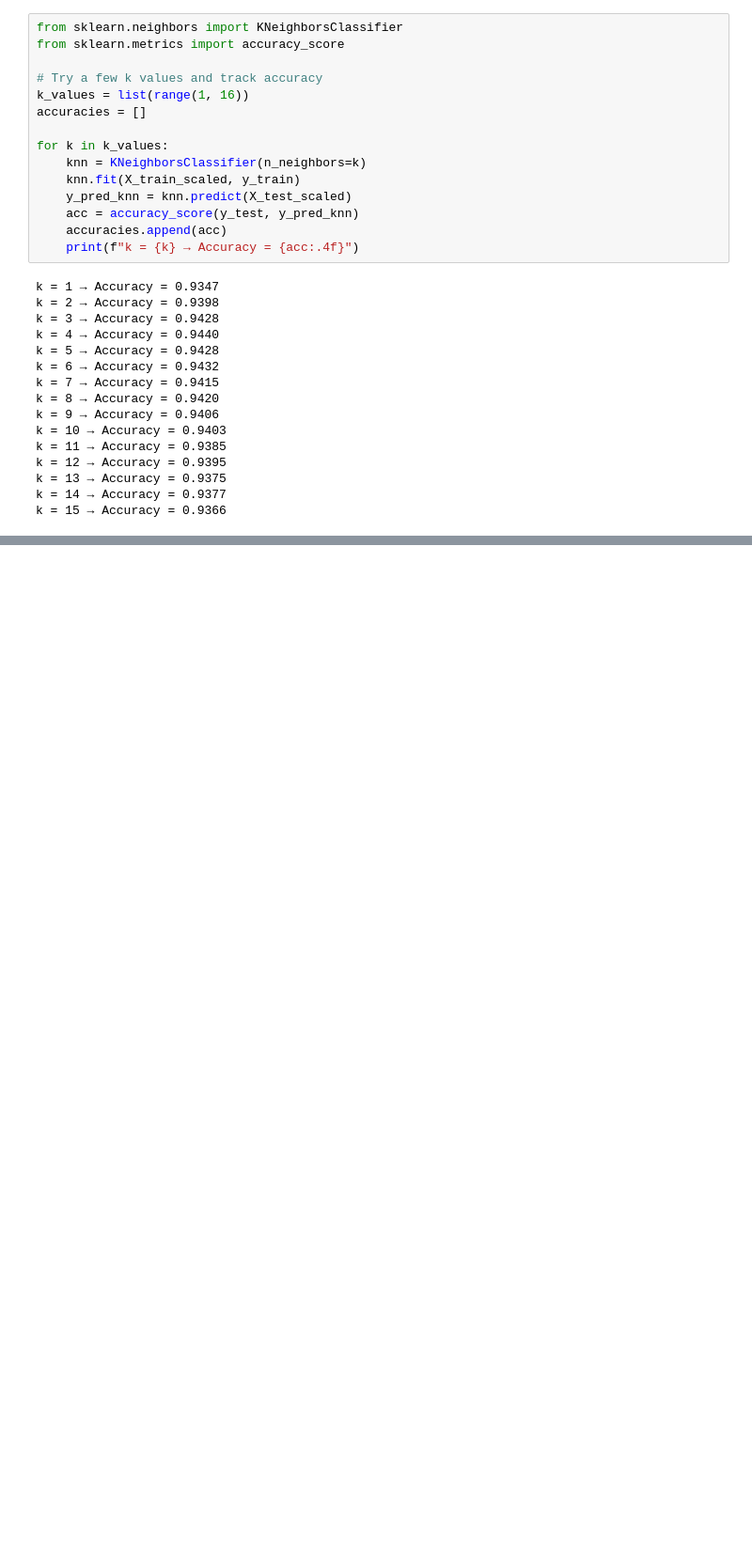
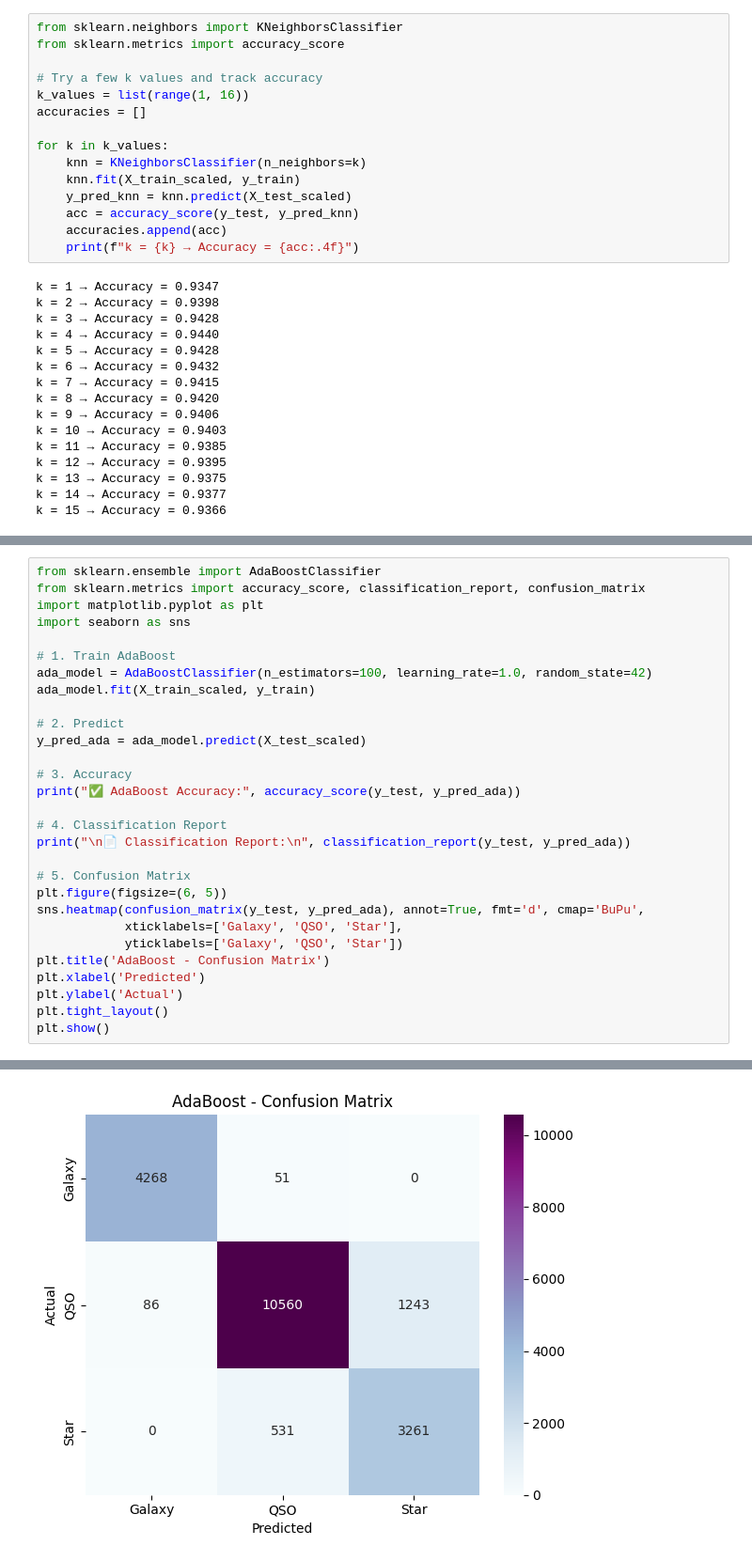
Before and after one commit to apekshakashyap17/Capstone_StellarAstro_ML, a Jupyter notebook: Firstnotebook.ipynb, the cells around one changed output, grey strips where cells are left out. Shown at 94% size. Drawn from its saved outputs; the diff is of its cells as text; blank space fills up the shorter version.

```diff
--- a/Firstnotebook.ipynb
+++ b/Firstnotebook.ipynb
@@ -685,0 +791,30 @@ weighted avg       0.95      0.94      0.94     20000
+# %%
+from sklearn.ensemble import AdaBoostClassifier
+from sklearn.metrics import accuracy_score, classification_report, confusion_matrix
+import matplotlib.pyplot as plt
+import seaborn as sns
+
+# 1. Train AdaBoost
+ada_model = AdaBoostClassifier(n_estimators=100, learning_rate=1.0, random_state=42)
+ada_model.fit(X_train_scaled, y_train)
+
+# 2. Predict
+y_pred_ada = ada_model.predict(X_test_scaled)
+
+# 3. Accuracy
+print("✅ AdaBoost Accuracy:", accuracy_score(y_test, y_pred_ada))
+
+# 4. Classification Report
+print("\n📄 Classification Report:\n", classification_report(y_test, y_pred_ada))
+
+# 5. Confusion Matrix
+plt.figure(figsize=(6, 5))
+sns.heatmap(confusion_matrix(y_test, y_pred_ada), annot=True, fmt='d', cmap='BuPu',
+            xticklabels=['Galaxy', 'QSO', 'Star'],
+            yticklabels=['Galaxy', 'QSO', 'Star'])
+plt.title('AdaBoost - Confusion Matrix')
+plt.xlabel('Predicted')
+plt.ylabel('Actual')
+plt.tight_layout()
+plt.show()
+# %% [output]
@@ -685,0 +833 @@ weighted avg       0.95      0.94      0.94     20000
+[figure, added]
```
Also changed, not shown: parts of 8 cells of this notebook.
